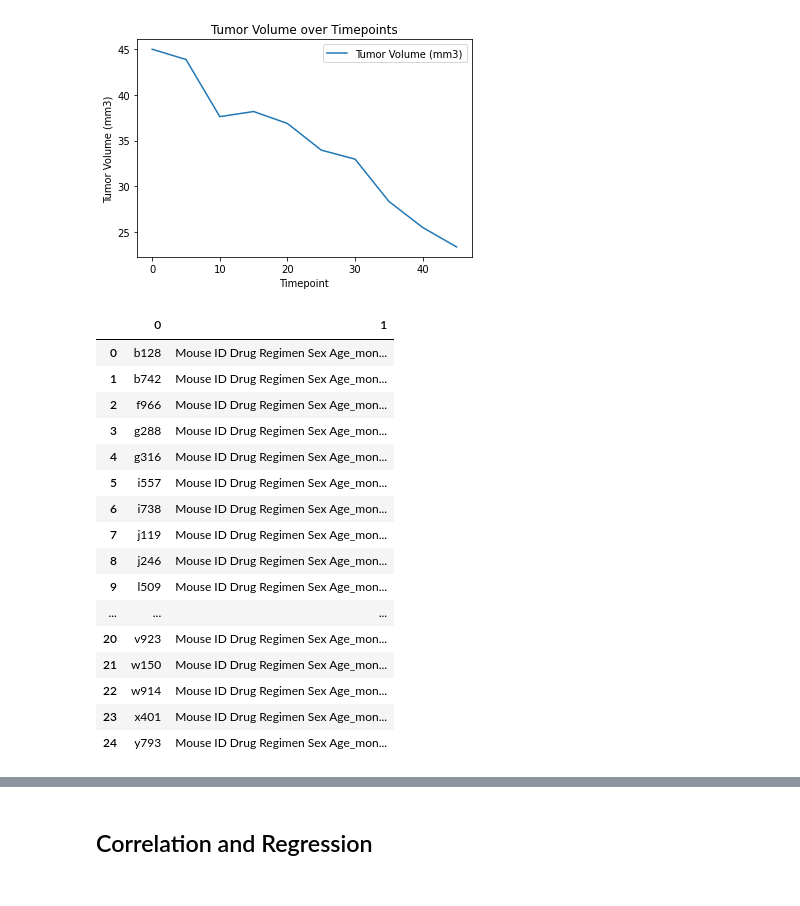
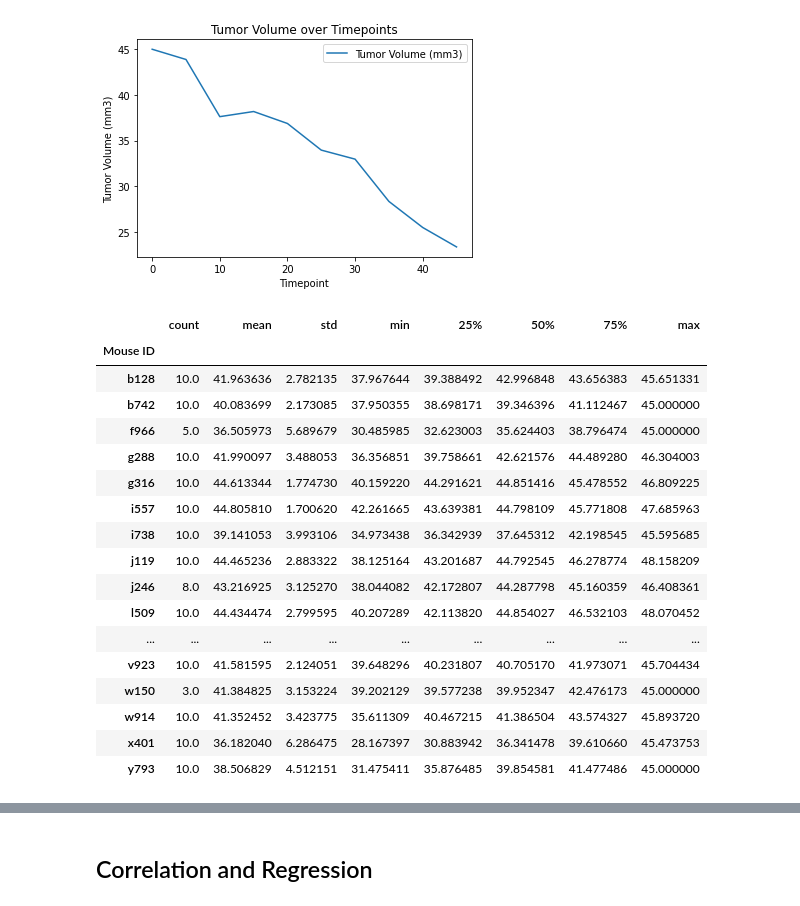
Before and after one commit to emily-wuenstel/matplotlib_hw, a Jupyter notebook: pymaceuticals_starter.ipynb, the cells around one changed output, grey strips where cells are left out. Cells and saved outputs as stored; diff of their text form; code cells hidden in the pictures.

```diff
--- a/pymaceuticals_starter.ipynb
+++ b/pymaceuticals_starter.ipynb
@@ -275,27 +342,32 @@ Text(0.5, 1.0, 'Tumor Volume over Timepoints')
 # %%
 # Generate a scatter plot of average tumor volume vs. mouse weight for the Capomulin regimen
 scatter_df = all_data[all_data['Drug Regimen'] == 'Capomulin']
 
-#group by mouse
-mouse = pd.DataFrame(scatter_df.groupby(['Mouse ID']))
+scatter_df
 
-mouse
-#calculate average by mouse and store in new dataset
+scatter_group = pd.DataFrame(scatter_df.groupby("Mouse ID").describe())
+
+scatter_group = scatter_group["Tumor Volume (mm3)"]
+
+tumor_mean = scatter_group["mean"]
+
+scatter_group
 # %% [output]
-|  | 0 | 1 |
-| 0 | b128 | Mouse ID Drug Regimen Sex Age_mon... |
-| 1 | b742 | Mouse ID Drug Regimen Sex Age_mon... |
-| 2 | f966 | Mouse ID Drug Regimen Sex Age_mon... |
-| 3 | g288 | Mouse ID Drug Regimen Sex Age_mon... |
-| 4 | g316 | Mouse ID Drug Regimen Sex Age_mon... |
-| 5 | i557 | Mouse ID Drug Regimen Sex Age_mon... |
-| 6 | i738 | Mouse ID Drug Regimen Sex Age_mon... |
-| 7 | j119 | Mouse ID Drug Regimen Sex Age_mon... |
-| 8 | j246 | Mouse ID Drug Regimen Sex Age_mon... |
-| 9 | l509 | Mouse ID Drug Regimen Sex Age_mon... |
-| ... | ... | ... |
-| 20 | v923 | Mouse ID Drug Regimen Sex Age_mon... |
-| 21 | w150 | Mouse ID Drug Regimen Sex Age_mon... |
-| 22 | w914 | Mouse ID Drug Regimen Sex Age_mon... |
-| 23 | x401 | Mouse ID Drug Regimen Sex Age_mon... |
-| 24 | y793 | Mouse ID Drug Regimen Sex Age_mon... |
+|  | count | mean | std | min | 25% | 50% | 75% | max |
+| Mouse ID |  |  |  |  |  |  |  |  |
+| b128 | 10.0 | 41.963636 | 2.782135 | 37.967644 | 39.388492 | 42.996848 | 43.656383 | 45.651331 |
+| b742 | 10.0 | 40.083699 | 2.173085 | 37.950355 | 38.698171 | 39.346396 | 41.112467 | 45.000000 |
+| f966 | 5.0 | 36.505973 | 5.689679 | 30.485985 | 32.623003 | 35.624403 | 38.796474 | 45.000000 |
+| g288 | 10.0 | 41.990097 | 3.488053 | 36.356851 | 39.758661 | 42.621576 | 44.489280 | 46.304003 |
+| g316 | 10.0 | 44.613344 | 1.774730 | 40.159220 | 44.291621 | 44.851416 | 45.478552 | 46.809225 |
+| i557 | 10.0 | 44.805810 | 1.700620 | 42.261665 | 43.639381 | 44.798109 | 45.771808 | 47.685963 |
+| i738 | 10.0 | 39.141053 | 3.993106 | 34.973438 | 36.342939 | 37.645312 | 42.198545 | 45.595685 |
+| j119 | 10.0 | 44.465236 | 2.883322 | 38.125164 | 43.201687 | 44.792545 | 46.278774 | 48.158209 |
+| j246 | 8.0 | 43.216925 | 3.125270 | 38.044082 | 42.172807 | 44.287798 | 45.160359 | 46.408361 |
+| l509 | 10.0 | 44.434474 | 2.799595 | 40.207289 | 42.113820 | 44.854027 | 46.532103 | 48.070452 |
+| ... | ... | ... | ... | ... | ... | ... | ... | ... |
+| v923 | 10.0 | 41.581595 | 2.124051 | 39.648296 | 40.231807 | 40.705170 | 41.973071 | 45.704434 |
+| w150 | 3.0 | 41.384825 | 3.153224 | 39.202129 | 39.577238 | 39.952347 | 42.476173 | 45.000000 |
+| w914 | 10.0 | 41.352452 | 3.423775 | 35.611309 | 40.467215 | 41.386504 | 43.574327 | 45.893720 |
+| x401 | 10.0 | 36.182040 | 6.286475 | 28.167397 | 30.883942 | 36.341478 | 39.610660 | 45.473753 |
+| y793 | 10.0 | 38.506829 | 4.512151 | 31.475411 | 35.876485 | 39.854581 | 41.477486 | 45.000000 |
```
Also changed, not shown: parts of 10 cells of this notebook.
